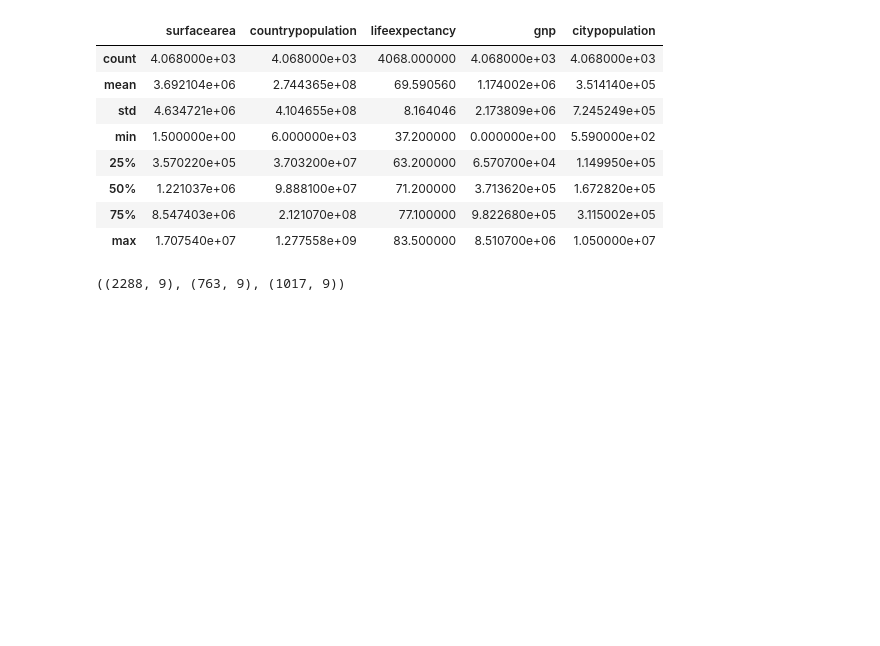
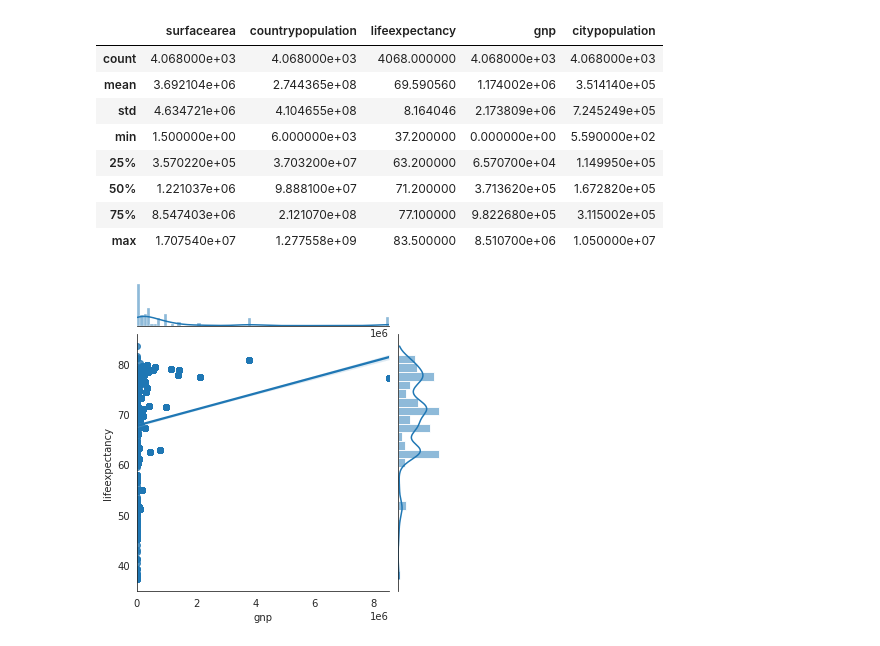
Before and after one commit to matt-c-knight/codeup-ind-project, a Jupyter notebook: practice.ipynb, the cells around one changed output. Saved outputs shown, nothing was run; the diff lists cells and outputs as text; code cells hidden in the pictures; blank space fills up the shorter version.

```diff
--- a/practice.ipynb
+++ b/practice.ipynb
@@ -200,4 +200,2 @@ train, validate = train_test_split(train_and_validate, random_state=123)
 # %%
-train.shape, validate.shape, test.shape
+# train.shape, validate.shape, test.shape
-# %% [output]
-((2288, 9), (763, 9), (1017, 9))
@@ -203,0 +204,6 @@ train.shape, validate.shape, test.shape
+# %%
+with sns.axes_style('white'):
+    j = sns.jointplot("gnp", "lifeexpectancy", data=df, kind='reg', height=5);
+plt.show()
+# %% [output]
+[figure, added]
```
Also changed, not shown: parts of 25 cells of this notebook, 4 other files.
